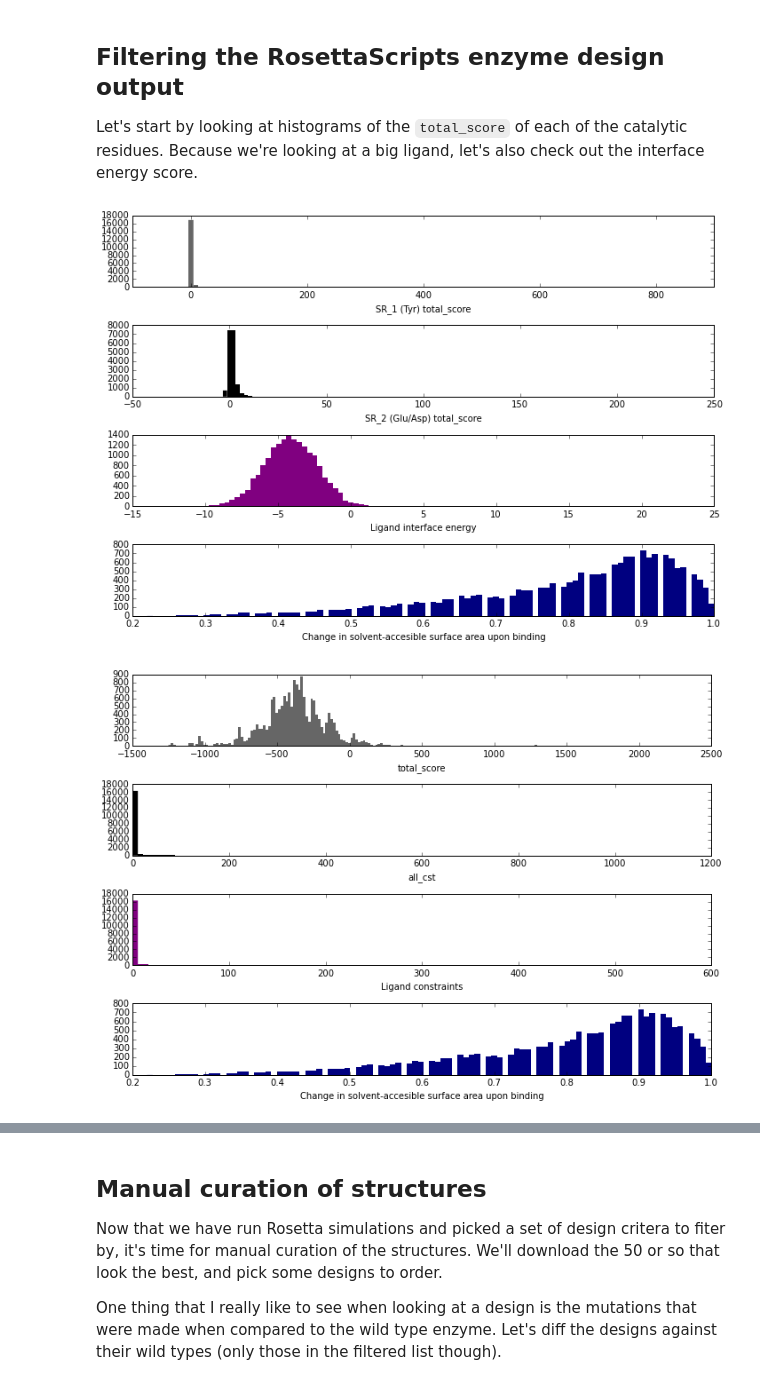
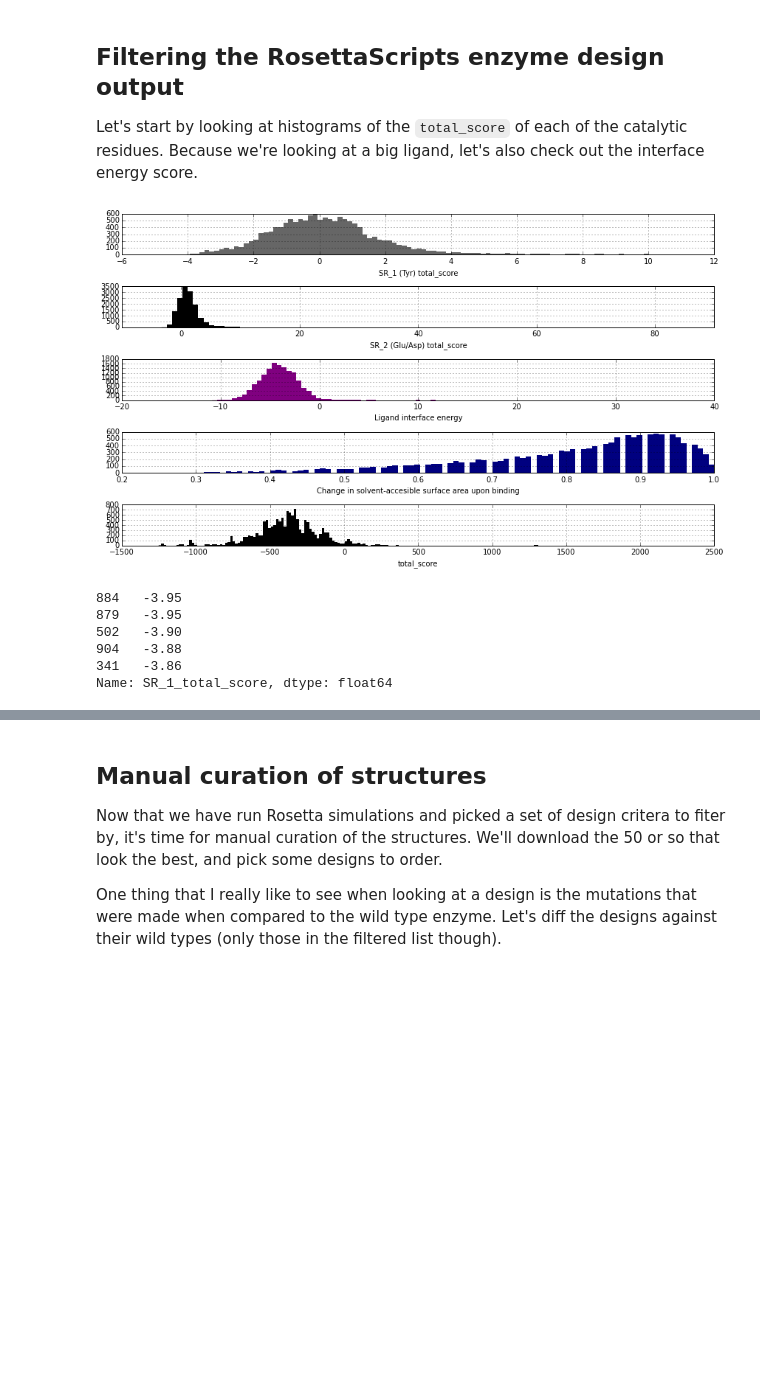
Before and after one commit to dacarlin/dnh-aro, a Jupyter notebook: Untitled.ipynb, the cells around one changed output, grey strips where cells are left out. Cells and saved outputs as stored; diff of their text form; code cells hidden in the pictures; blank space fills up the shorter version.

Commit message:
Added a bunch of nice visualizations to the notebook

```diff
--- a/Untitled.ipynb
+++ b/Untitled.ipynb
@@ -82,56 +113,50 @@ cd enzdes && sbatch --array=1-$( wc -l list | cut -d" " -f1 ) sub.sh
 ## Filtering the RosettaScripts enzyme design output
 
 Let's start by looking at histograms of the `total_score` of each of the catalytic residues. Because we're looking at a big ligand, let's also check out the interface energy score.
+# %%
+%matplotlib inline
+import matplotlib.pyplot as plt
+import pandas
+from glob import glob
+
+dfs = [ pandas.read_csv( i, sep='\s+' ) for i in glob( 'enzdes/out/*sc' ) ]
+df = pandas.concat( dfs ).dropna()
+df['scaffold'] = df.description.str.split( '_' ).str.get( 4 ) # aha!
 # %%
-%matplotlib inline
-import matplotlib.pyplot as plt
-import pandas
+plt.figure( figsize=( 12,7 ) )
 
-df = pandas.read_csv( 'enzdes/out/score.sc', sep='\s+' )
-df = df.dropna()
-
-plt.figure( figsize=( 10,7 ) )
-
-plt.subplot( '411' )
-plt.hist( df.SR_1_total_score, bins=100, linewidth=0, color='k', alpha=0.6 )
+plt.subplot( '511' )
+df.SR_1_total_score.hist( bins=100, linewidth=0, color='k', alpha=0.6, range=(-5b
+                                                                              b,10) )
 plt.xlabel( 'SR_1 (Tyr) total_score' )
 
-plt.subplot( '412' )
-plt.hist( df.SR_2_total_score, bins=100, linewidth=0, color='k' )
+plt.subplot( '512' )
+df.SR_2_total_score.hist( bins=100, linewidth=0, color='k' )
 plt.xlabel( 'SR_2 (Glu/Asp) total_score' )
 
-plt.subplot( '413' )
-plt.hist( df.SR_3_interf_E_1_2, bins=100, linewidth=0, color='purple' )
+plt.subplot( '513' )
+df.SR_3_interf_E_1_2.hist( bins=100, linewidth=0, color='purple' )
 plt.xlabel( 'Ligand interface energy' )
 
-plt.subplot( '414' )
-plt.hist( df.SR_3_dsasa_1_2, bins=100, linewidth=0, color='navy' )
+plt.subplot( '514' )
+df.SR_3_dsasa_1_2.hist( bins=100, linewidth=0, color='navy' )
 plt.xlabel( 'Change in solvent-accesible surface area upon binding' )
+
+plt.subplot( '515' )
+df.total_score.hist( bins=200, linewidth=0, color='k' )
+plt.xlabel( 'total_score' )
 
 plt.tight_layout()
 plt.show()
-
-# global
-plt.figure( figsize=( 10,7 ) )
-
-plt.subplot( '411' )
-plt.hist( df.total_score, bins=200, linewidth=0, color='k', alpha=0.6 )
-plt.xlabel( 'total_score' )
-
-plt.subplot( '412' )
-plt.hist( df.all_cst, bins=100, linewidth=0, color='k' )
-plt.xlabel( 'all_cst' )
-
-plt.subplot( '413' )
-plt.hist( df.SR_3_all_cst, bins=100, linewidth=0, color='purple' )
-plt.xlabel( 'Ligand constraints' )
-
-plt.subplot( '414' )
-plt.hist( df.SR_3, bins=100, linewidth=0, color='navy' )
-plt.xlabel( 'Change in solvent-accesible surface area upon binding' )
-
-plt.tight_layout()
-plt.show()
 # %% [output]
-[figure, old version]
+[figure, new version]
-[figure, removed]
+# %%
+# what's the top5 best Tyr score?
+df.sort( 'SR_1_total_score' ).head(5).SR_1_total_score
+# %% [output]
+884   -3.95
+879   -3.95
+502   -3.90
+904   -3.88
+341   -3.86
+Name: SR_1_total_score, dtype: float64
```
Also changed, not shown: parts of 15 cells of this notebook.
